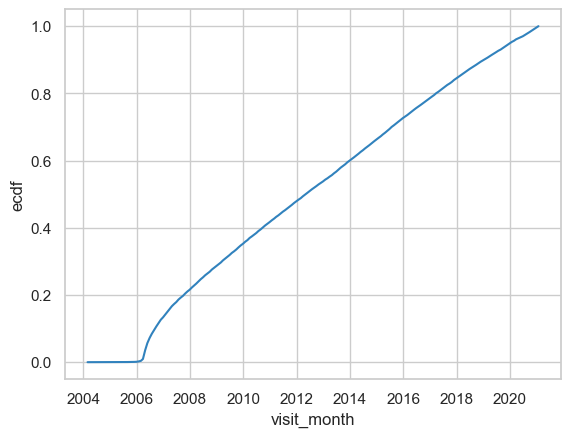
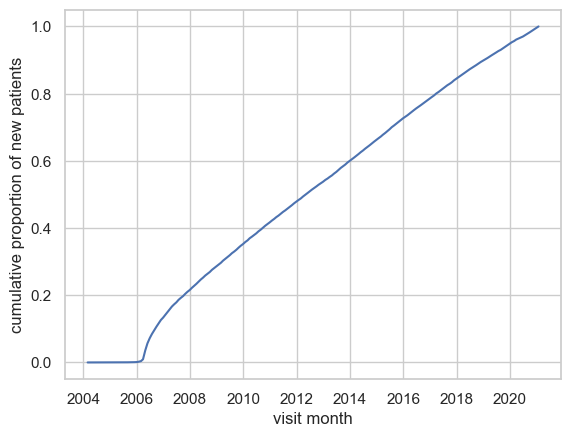
Code edit (unified diff) that turned the first committed figure into the second:
--- before
+++ after
@@ -3,3 +3,4 @@
 sns.set_style("whitegrid")
 sns.lineplot(data=patientCount, x="visit_month", y='ecdf', ax=ax);
-ax.set_ylabel('')
+ax.set_ylabel('cumulative proportion of new patients')
+ax.set_xlabel('visit month')

Commit: clean notebook on duplicity